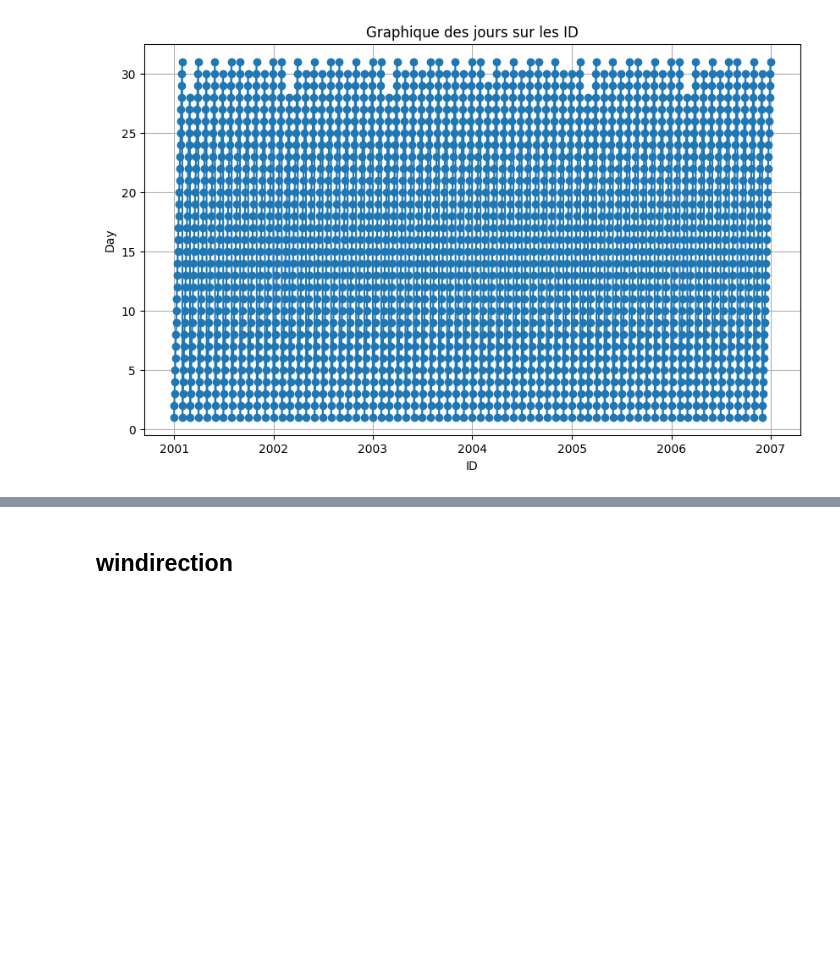
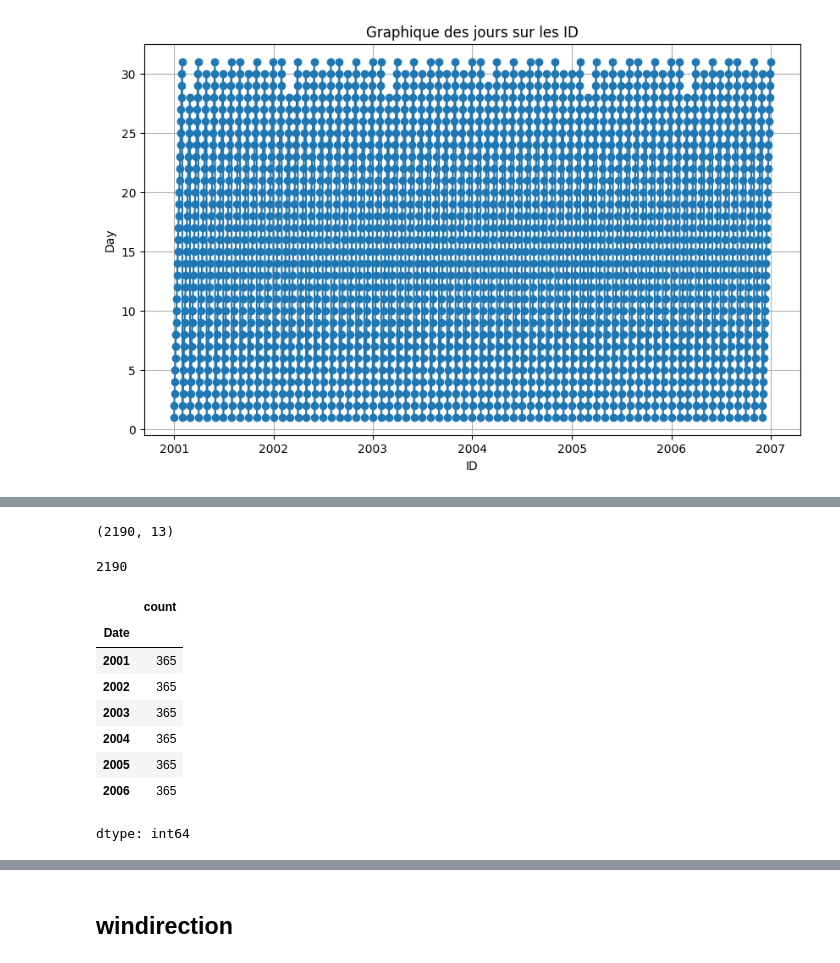
Before and after one commit to kanhubb/kaggle, a Jupyter notebook: Rainfall_Dataset.ipynb, the cells around one changed output, grey strips where cells are left out. Cells and saved outputs as stored; diff of their text form; code cells hidden in the pictures; blank space fills up the shorter version.

```diff
--- a/Rainfall_Dataset.ipynb
+++ b/Rainfall_Dataset.ipynb
@@ -496,0 +516,22 @@ plt.show()
+# %%
+df_train.shape
+# %% [output]
+(2190, 13)
+# %%
+# nombre de jours
+df_train.index.nunique()
+# %% [output]
+2190
+# %%
+# nombre de jours par ans
+df_train.index.year.value_counts()
+# %% [output]
+|  | count |
+| Date |  |
+| 2001 | 365 |
+| 2002 | 365 |
+| 2003 | 365 |
+| 2004 | 365 |
+| 2005 | 365 |
+| 2006 | 365 |
+dtype: int64
```
Also changed, not shown: parts of 10 cells of this notebook.
